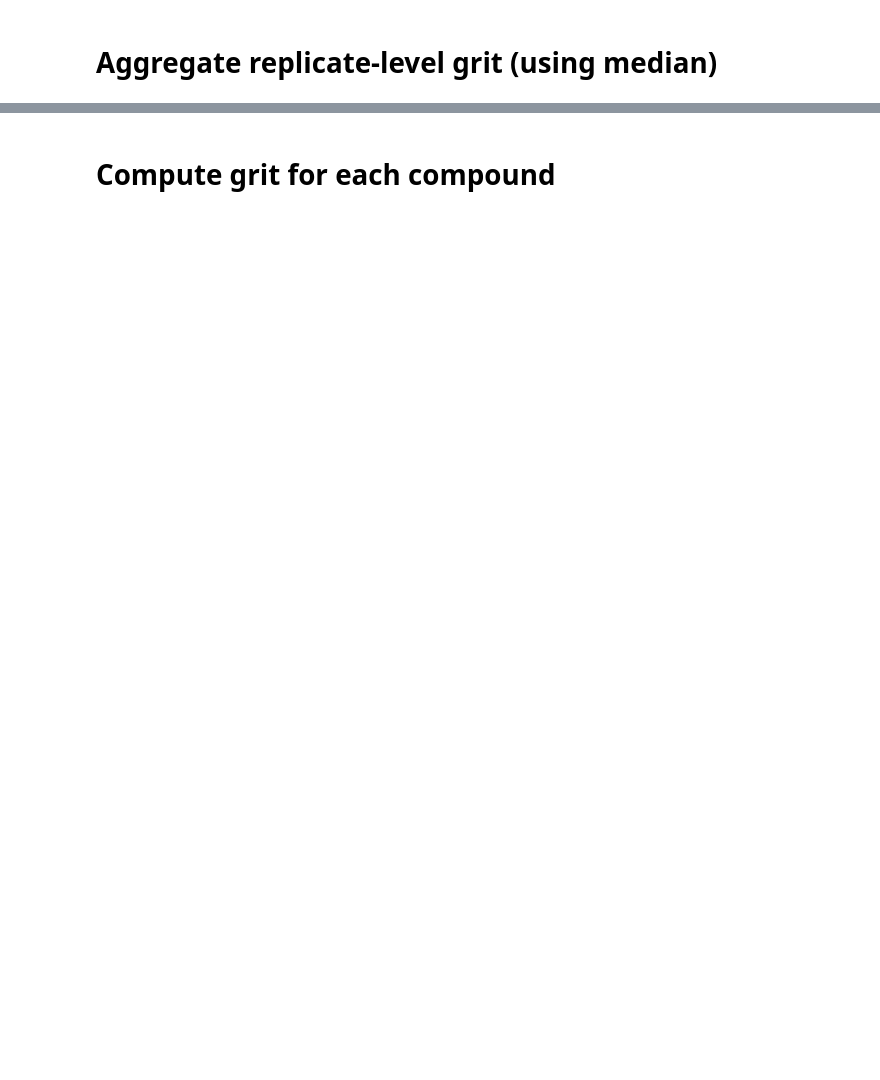
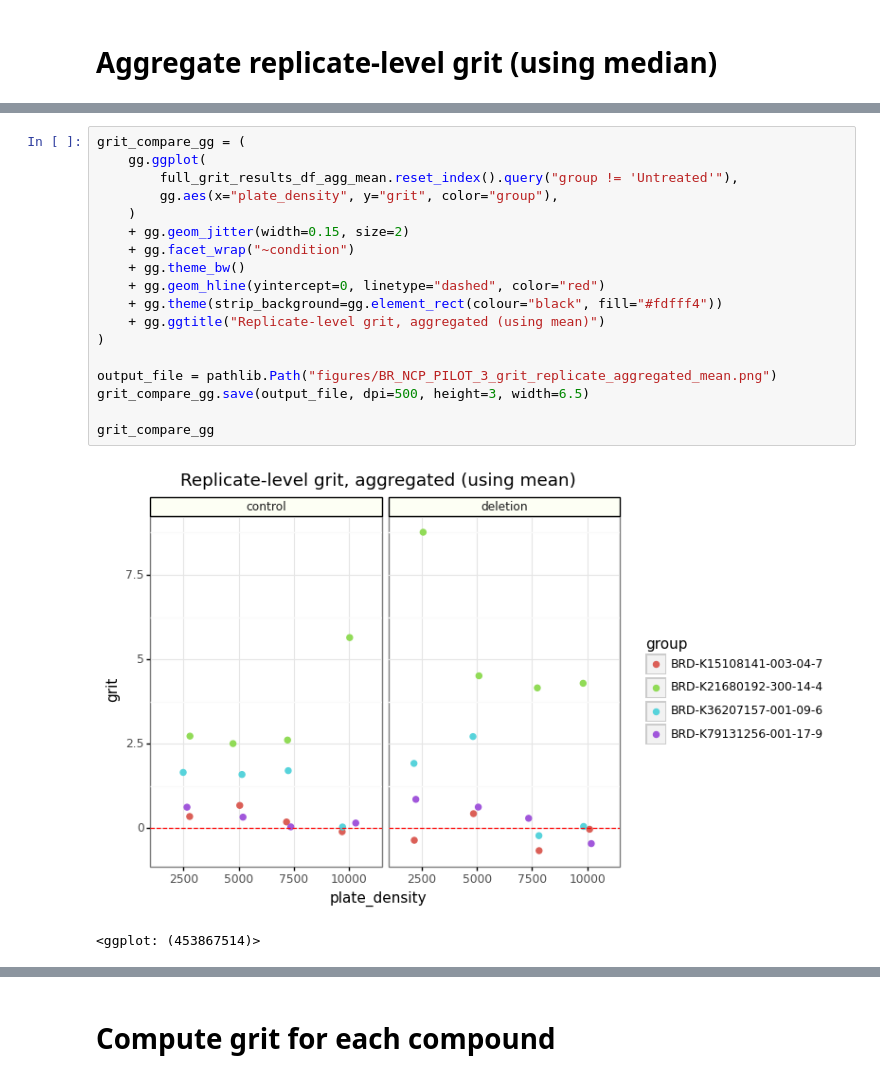
Before and after one commit to broadinstitute/NeuroPainting, a Jupyter notebook: 1.main-run-workflows/grit.ipynb, the cells around one changed output, grey strips where cells are left out. Saved outputs shown, nothing was run; the diff lists cells and outputs as text; blank space fills up the shorter version.

```diff
--- a/1.main-run-workflows/grit.ipynb
+++ b/1.main-run-workflows/grit.ipynb
@@ -147,0 +166,21 @@ grit_compare_gg
+# %%
+grit_compare_gg = (
+    gg.ggplot(
+        full_grit_results_df_agg_mean.reset_index().query("group != 'Untreated'"),
+        gg.aes(x="plate_density", y="grit", color="group"),
+    )
+    + gg.geom_jitter(width=0.15, size=2)
+    + gg.facet_wrap("~condition")
+    + gg.theme_bw()
+    + gg.geom_hline(yintercept=0, linetype="dashed", color="red")
+    + gg.theme(strip_background=gg.element_rect(colour="black", fill="#fdfff4"))
+    + gg.ggtitle("Replicate-level grit, aggregated (using mean)")
+)
+
+output_file = pathlib.Path("figures/BR_NCP_PILOT_3_grit_replicate_aggregated_mean.png")
+grit_compare_gg.save(output_file, dpi=500, height=3, width=6.5)
+
+grit_compare_gg
+# %% [output]
+[figure, added]
+<ggplot: (453867514)>
```
Also changed, not shown: parts of 12 cells of this notebook, 5 other files.
